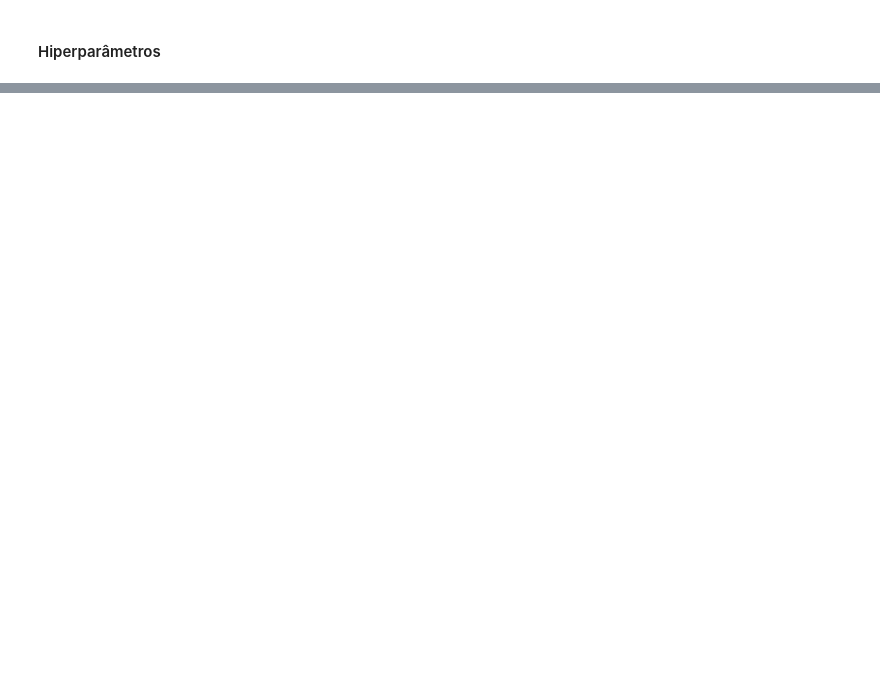
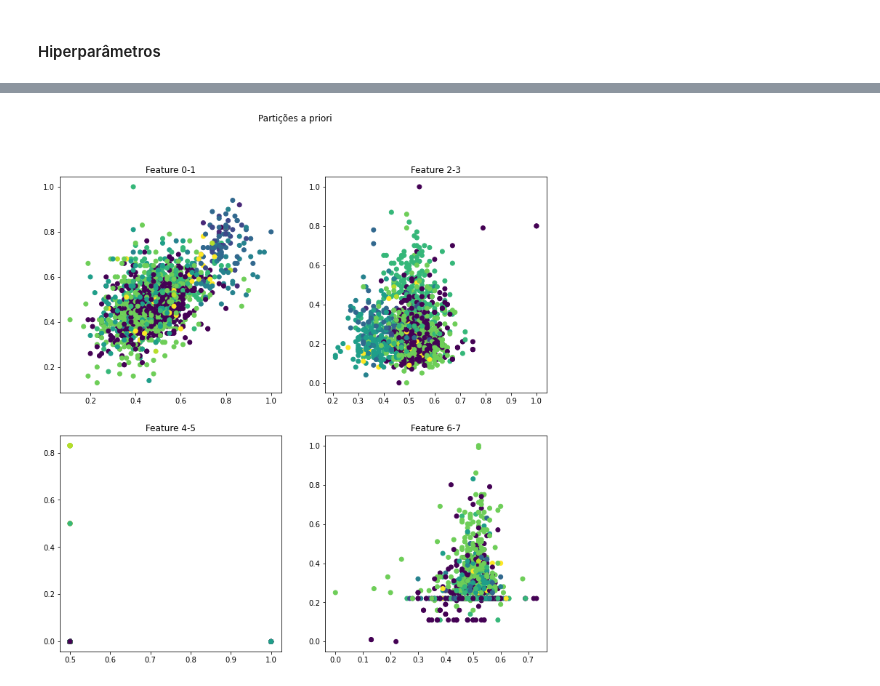
Before and after one commit to johnnyy/ML-EQUIPE-6, a Jupyter notebook: Questao1/FCM-DFCV.ipynb, the cells around one changed output, grey strips where cells are left out. Cells and saved outputs as stored; diff of their text form; code cells hidden in the pictures; blank space fills up the shorter version.

```diff
--- a/Questao1/FCM-DFCV.ipynb
+++ b/Questao1/FCM-DFCV.ipynb
@@ -30,5 +35,9 @@ plt.bar(labels, count);
 [figure]
 # %% [markdown]
 #### Descartando os atributos categóricos:
+# %%
+labelEnc = LabelEncoder()
+label = raw_data["label"]
+y = labelEnc.fit_transform(raw_data["label"])
 # %%
 df = raw_data.drop(columns=["Sequence Name", "label"])
@@ -347,0 +446,15 @@ Modified_Partition_Coefficient(U, K, N)
+# %%
+U_crisp = np.argmax(U, axis=0)
+fig, axs = plt.subplots(2, 2, figsize=(12,12))
+fig.suptitle('Partições a priori')
+axs[0, 0].scatter(df.iloc[:,0], df.iloc[:,1], c=y)
+axs[0, 0].set_title('Feature 0-1')
+axs[0, 1].scatter(df.iloc[:,2], df.iloc[:,3], c=y)
+axs[0, 1].set_title('Feature 2-3')
+axs[1, 0].scatter(df.iloc[:,4], df.iloc[:,5], c=y)
+axs[1, 0].set_title('Feature 4-5')
+axs[1, 1].scatter(df.iloc[:,6], df.iloc[:,7], c=y)
+axs[1, 1].set_title('Feature 6-7')
+plt.show();
+# %% [output]
+[figure, added]
```
Also changed, not shown: parts of 53 cells of this notebook.
